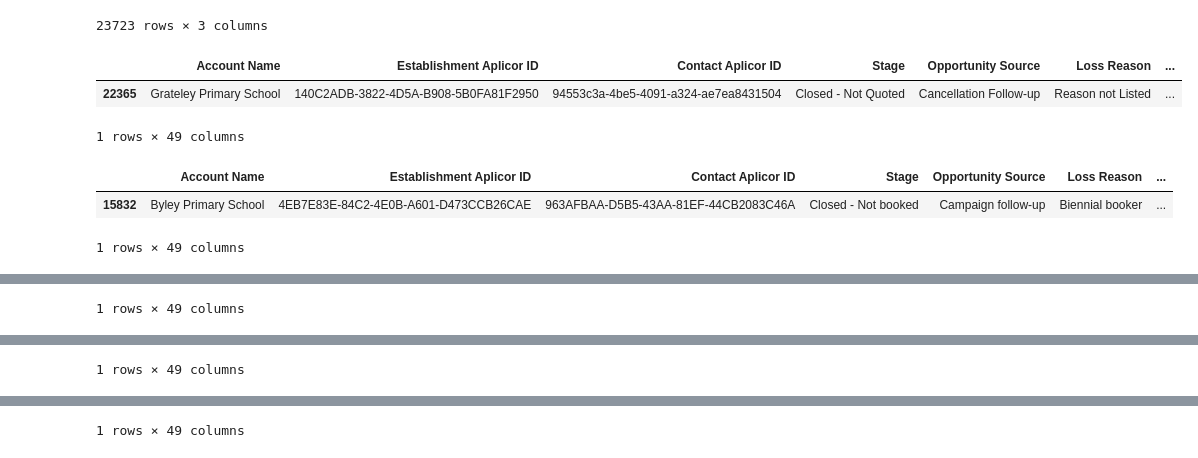
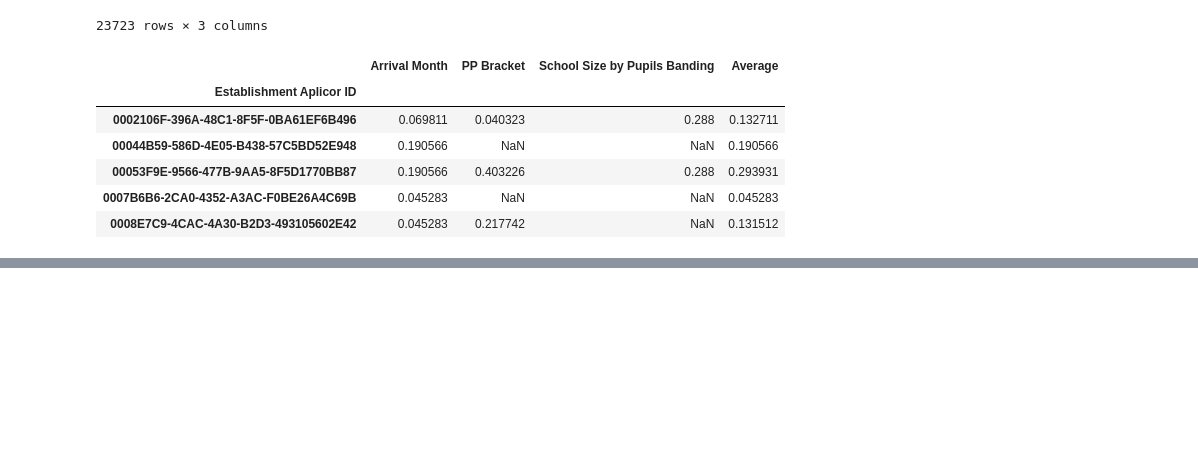
Before and after one commit to maxcwalker/documents, a Jupyter notebook: jupyter/prospectMapping/prospect_mapping_2.ipynb, the cells around one changed output, grey strips where cells are left out. Saved outputs shown, nothing was run; the diff lists cells and outputs as text; code cells hidden in the pictures; blank space fills up the shorter version.

```diff
--- a/jupyter/prospectMapping/prospect_mapping_2.ipynb
+++ b/jupyter/prospectMapping/prospect_mapping_2.ipynb
@@ -496,26 +442,22 @@ decile_it(school_size_banding,col[44])
 # %%
 def calculate_average_per_row(dataframe):
     dataframe = dataframe.replace(0,np.nan)
     dataframe = dataframe.astype(float)
     average_per_row = dataframe.mean(axis=1, skipna=True)
     # numeric_columns = dataframe.select_dtypes(include=[float, bool,'number','string'])
      # Convert values to float
     # average_per_row = dataframe.mean()
     dataframe['Average'] = average_per_row
     return dataframe
 
 dm = calculate_average_per_row(decile_frame)
 
-# dm['Average'].loc[dm['Average'] >=0.4]
-dm['Average'].sort_values(ascending=False)
-schools = dm['Average'].sort_values(ascending=False).head(5).index.tolist()
-
-for ID in schools:
-    display(df.loc[df[col[1]] == ID].head(1))
+dm.head()
 # %% [output]
-|  | Account Name | Establishment Aplicor ID | Contact Aplicor ID | Stage | Opportunity Source | Loss Reason | ... |
-| 22365 | Grateley Primary School | 140C2ADB-3822-4D5A-B908-5B0FA81F2950 | 94553c3a-4be5-4091-a324-ae7ea8431504 | Closed - Not Quoted | Cancellation Follow-up | Reason not Listed | ... |
+|  | Arrival Month | PP Bracket | School Size by Pupils Banding | Average |
+| Establishment Aplicor ID |  |  |  |  |
+| 0002106F-396A-48C1-8F5F-0BA61EF6B496 | 0.069811 | 0.040323 | 0.288 | 0.132711 |
+| 00044B59-586D-4E05-B438-57C5BD52E948 | 0.190566 | NaN | NaN | 0.190566 |
+| 00053F9E-9566-477B-9AA5-8F5D1770BB87 | 0.190566 | 0.403226 | 0.288 | 0.293931 |
+| 0007B6B6-2CA0-4352-A3AC-F0BE26A4C69B | 0.045283 | NaN | NaN | 0.045283 |
+| 0008E7C9-4CAC-4A30-B2D3-493105602E42 | 0.045283 | 0.217742 | NaN | 0.131512 |
-1 rows × 49 columns
-|  | Account Name | Establishment Aplicor ID | Contact Aplicor ID | Stage | Opportunity Source | Loss Reason | ... |
-| 15832 | Byley Primary School | 4EB7E83E-84C2-4E0B-A601-D473CCB26CAE | 963AFBAA-D5B5-43AA-81EF-44CB2083C46A | Closed - Not booked | Campaign follow-up | Biennial booker | ... |
-1 rows × 49 columns
@@ -524 +463,0 @@ for ID in schools:
-1 rows × 49 columns
@@ -527 +463,0 @@ for ID in schools:
-1 rows × 49 columns
@@ -530 +463,0 @@ for ID in schools:
-1 rows × 49 columns
```
Also changed, not shown: parts of 19 cells of this notebook, 2 other files.
